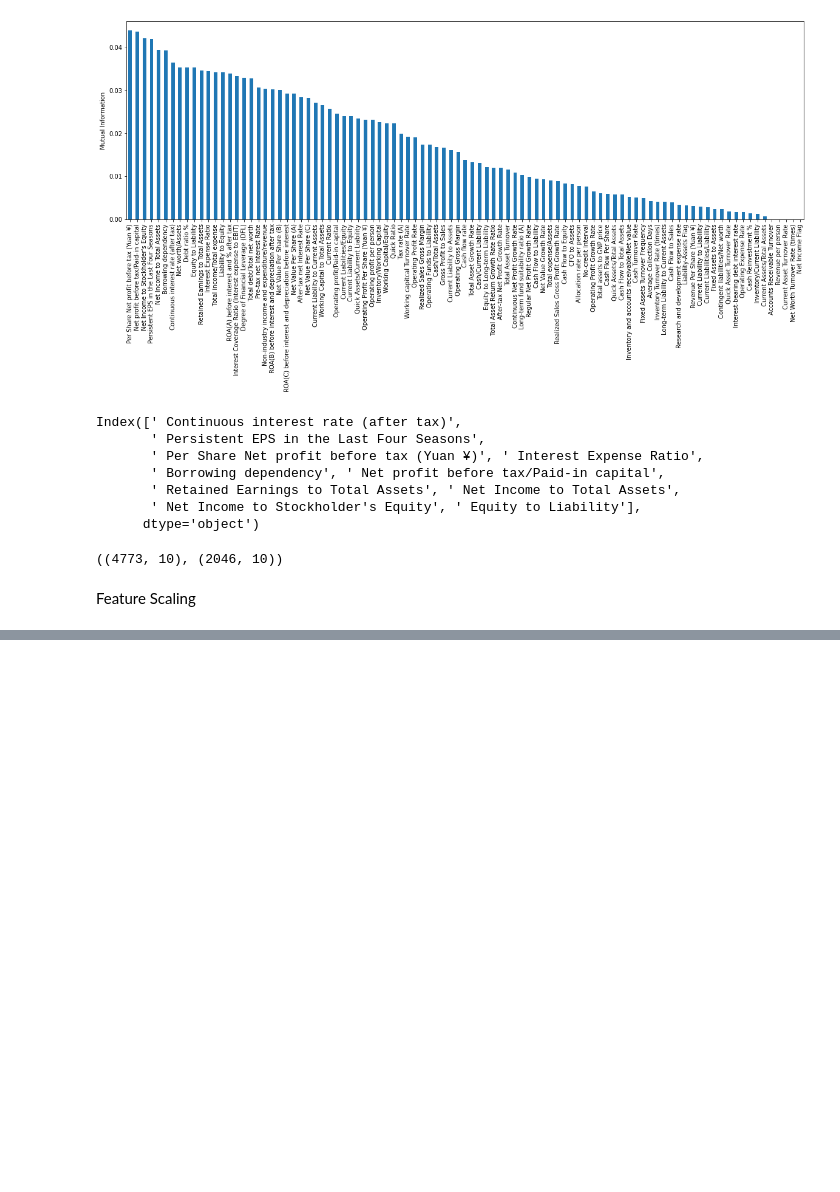
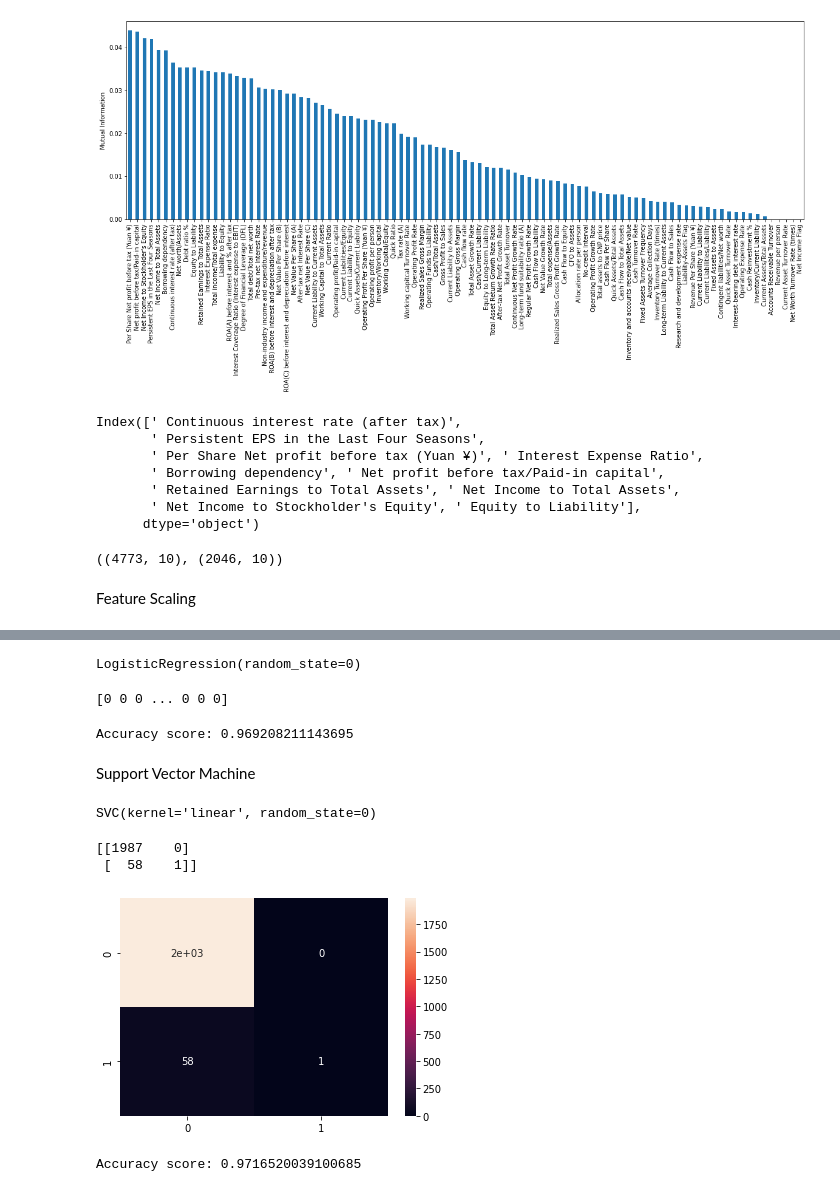
Before and after one commit to Shashankshekharpandey/Company-Bankruptcy-Prediction, a Jupyter notebook: Company_Bankruptcy_Prediction.ipynb, the cells around one changed output, grey strips where cells are left out. Saved outputs shown, nothing was run; the diff lists cells and outputs as text; code cells hidden in the pictures; blank space fills up the shorter version.

```diff
--- a/Company_Bankruptcy_Prediction.ipynb
+++ b/Company_Bankruptcy_Prediction.ipynb
@@ -167,3 +167,8 @@ X_train.shape,X_test.shape
 ((4773, 10), (2046, 10))
 # %% [markdown]
 Feature Scaling
+# %%
+from sklearn.preprocessing import StandardScaler
+sc = StandardScaler()
+X_train = sc.fit_transform(X_train)
+X_test = sc.transform(X_test)
@@ -169,0 +177,44 @@ Feature Scaling
+# %%
+from sklearn.linear_model import LogisticRegression
+classifier = LogisticRegression(random_state = 0)
+classifier.fit(X_train, y_train)
+# %% [output]
+LogisticRegression(random_state=0)
+# %%
+y_pred = classifier.predict(X_test)
+print(y_pred)
+# %% [output]
+[0 0 0 ... 0 0 0]
+# %%
+from sklearn.metrics import accuracy_score
+acc1 = accuracy_score(y_test, y_pred)
+print(f"Accuracy score: {acc1}")
+# %% [output]
+Accuracy score: 0.969208211143695
+# %% [markdown]
+Support Vector Machine
+# %%
+from sklearn.svm import SVC
+classifier = SVC(kernel = 'linear', random_state = 0)
+classifier.fit(X_train, y_train)
+# %% [output]
+SVC(kernel='linear', random_state=0)
+# %%
+#Predict the test result of SVM
+y_pred = classifier.predict(X_test)
+from sklearn.metrics import confusion_matrix, accuracy_score
+cm = confusion_matrix(y_test, y_pred)
+print(cm)
+# %% [output]
+[[1987    0]
+ [  58    1]]
+# %%
+sns.heatmap(cm,annot=True)
+plt.show()
+# %% [output]
+[figure, added]
+# %%
+acc2 = accuracy_score(y_test, y_pred)
+print(f"Accuracy score: {acc2}")
+# %% [output]
+Accuracy score: 0.9716520039100685
```
Also changed, not shown: parts of 1 cell of this notebook.
